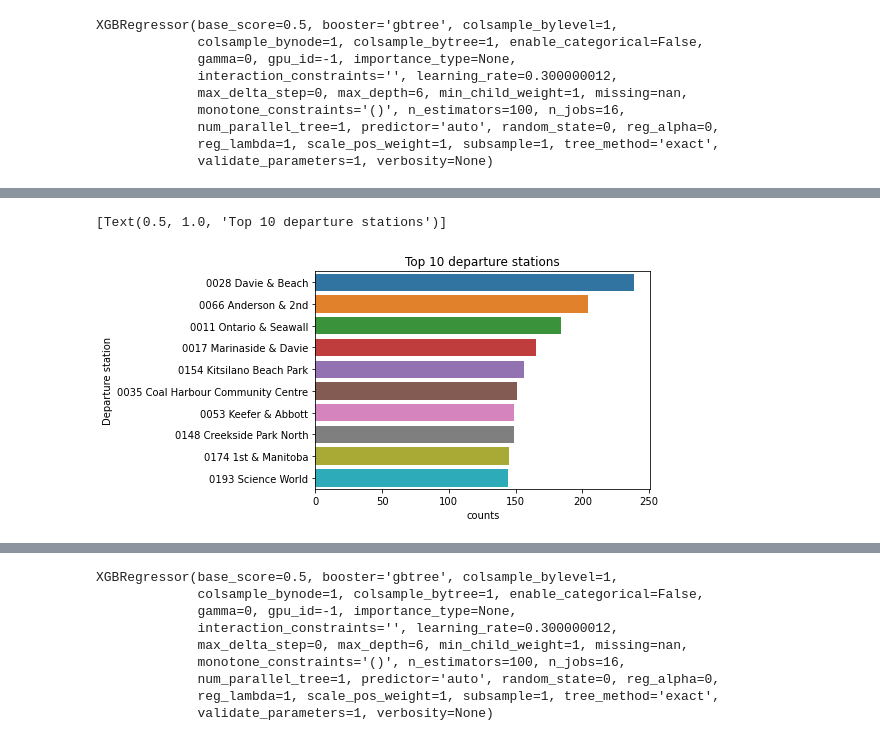
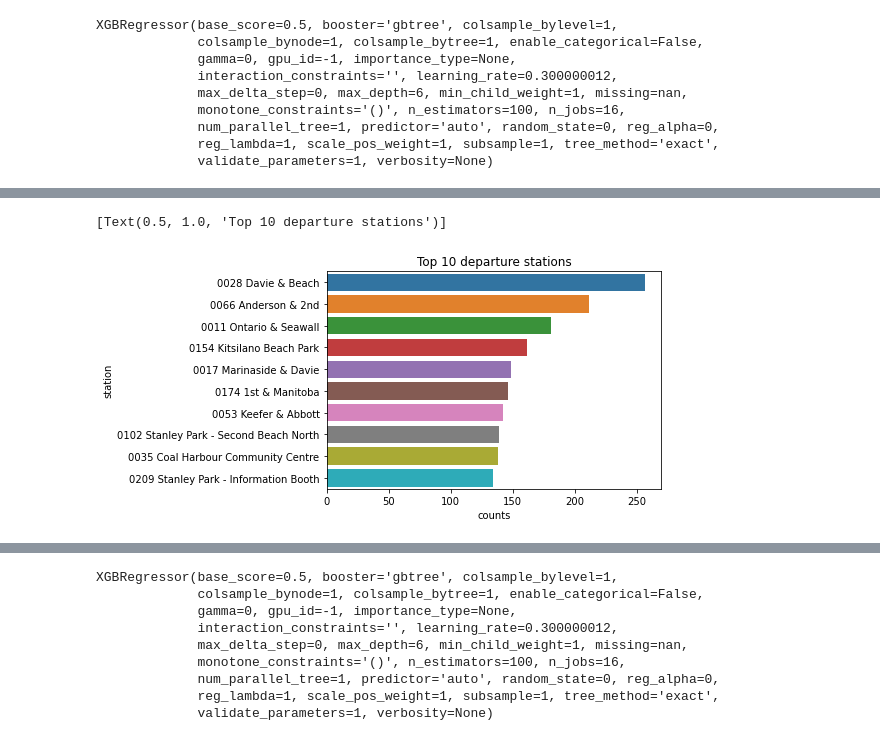
Before and after one commit to jefwang9/733_Final_Project, a Jupyter notebook: src/model.ipynb, the cells around one changed output, grey strips where cells are left out. Cells and saved outputs as stored; diff of their text form; code cells hidden in the pictures.

Commit message:
Add population feature, simply the code

```diff
--- a/src/model.ipynb
+++ b/src/model.ipynb
@@ -93 +80,31 @@ for s in stations.iterrows():
+# %%
+def generate_time_df(start_time, peroid):
+    predict_data = pd.DataFrame(data={
+        "month": [],
+        "day": [],
+        "hour": [],
+        "lat": [],
+        "long": [],
+        "is_park": [],
+        "stops": [],
+        "population": [],
+        "station": []})
+    for row in stations.iterrows():
+        time = pd.date_range(start_time, periods=peroid, freq='H')
+
+        station_data = pd.DataFrame(data={"time": time})
+        station_data["hour"] = station_data["time"].dt.hour
+        station_data["day"] = station_data["time"].dt.day
+        station_data["month"] = station_data["time"].dt.month
+        station_data["lat"] = (row[1]["lat"] - min_lat) / (max_lat - min_lat)
+        station_data["long"] = (row[1]["long"] - min_long) / (max_long - min_long)
+        station_data["station"] = row[1]["station"]
+        station_data["is_park"] = row[1]["is_park"]
+        station_data["stops"] = row[1]["stops"]
+        station_data["population"] = row[1]["population"]
+        station_data = station_data.drop(columns=["time"])
+
+        predict_data = pd.concat([predict_data, station_data])
+
+    return predict_data
 # %%
@@ -184,0 +146,8 @@ print(predict_data_departure["counts"].sum())
+# %%
+predict_data_departure = generate_time_df('2022-05-01', 168)
+predict_data_departure["month"] = predict_data_departure["month"] / 12
+predict_data_departure["day"] = predict_data_departure["day"] / 31
+predict_data_departure["hour"] = predict_data_departure["hour"] / 23
+predict_data_departure["counts"] = model_departure.predict(predict_data_departure[features_departure])
+predict_data_departure["counts"] = predict_data_departure["counts"].clip(lower=0.000001)
+print(predict_data_departure["counts"].sum())
@@ -198,12 +167,11 @@ hours.plot(kind='bar', figsize=(20, 10), title="# of Departure for each hour")
 # month = month.groupby("month").sum()
 # month.plot(kind='bar', figsize=(20, 10), title="# of Departure for each month");
 # %%
-top_stations = predict_data_departure[["Departure station", "counts"]].groupby("Departure station").sum().reset_index()
+top_stations = predict_data_departure[["station", "counts"]].groupby("station").sum().reset_index()
 top_stations = top_stations.sort_values(by="counts", ascending= False).head(10)
-ax = sns.barplot(x="counts", y="Departure station", data=top_stations)
+ax = sns.barplot(x="counts", y="station", data=top_stations)
 ax.set(title="Top 10 departure stations")
-# stations.sort_values(by="counts", ascending= False).head(10).plot(kind='bar', figsize=(20, 10));
 # %% [output]
 [Text(0.5, 1.0, 'Top 10 departure stations')]
-[figure, old version]
+[figure, new version]
 # %%
```
Also changed, not shown: parts of 14 cells of this notebook.
